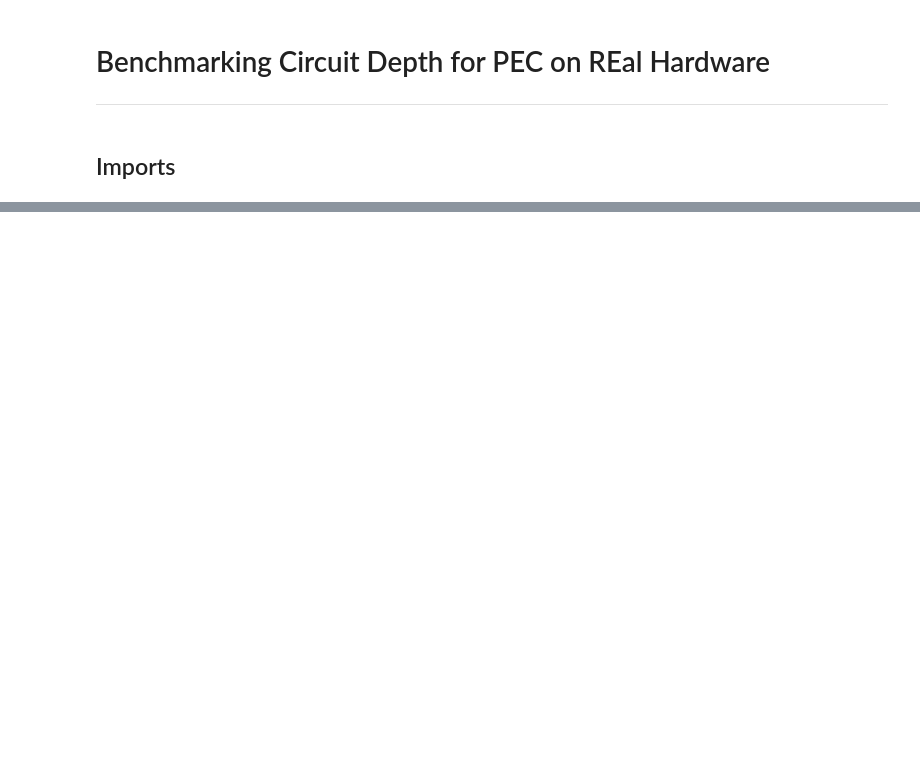
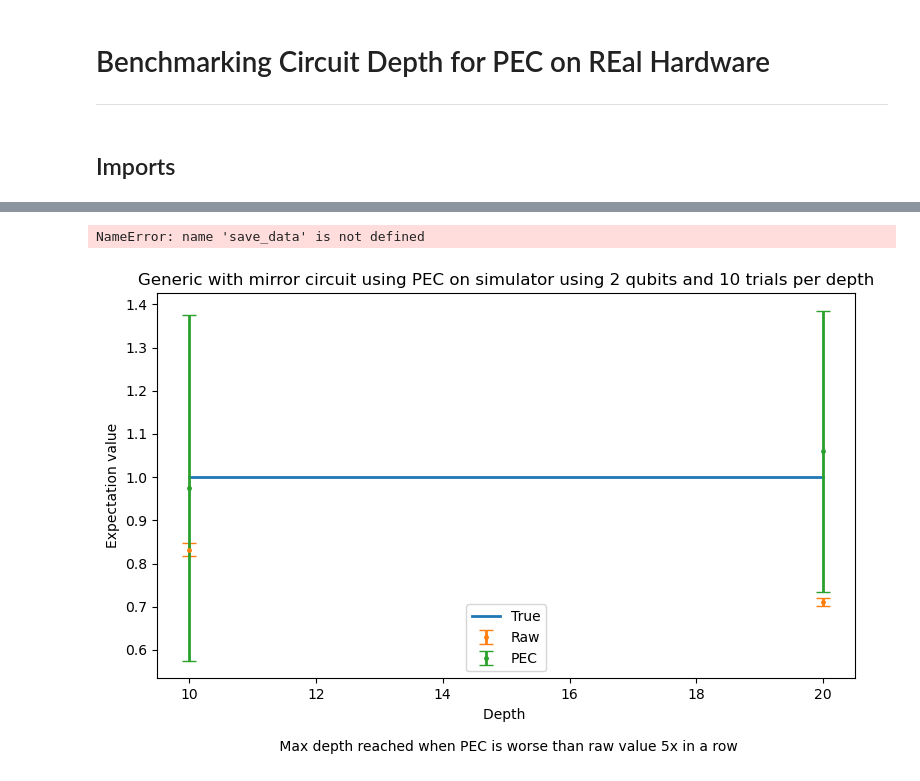
Before and after one commit to irvingatchem/EE522_25_3, a Jupyter notebook: Notebooks/PECDepth_RealQPU.ipynb, the cells around one changed output, grey strips where cells are left out. Cells and saved outputs as stored; diff of their text form; code cells hidden in the pictures; blank space fills up the shorter version.

```diff
--- a/Notebooks/PECDepth_RealQPU.ipynb
+++ b/Notebooks/PECDepth_RealQPU.ipynb
@@ -171,6 +171,10 @@ def execute(
     sampler = SamplerV2(backend)
     result = sampler.run(to_run, shots=shots).result()
     counts = result[0].data.meas.get_counts()
+    # print(counts)
+    # print(type(counts))
+    # print(len(counts))
+    # print(counts.get(correct_bitstring, 0.0) / shots)
     # {noisy_backend} uses online queue for processing jobs.
     # if verbose and not use_noisy_simulator:
     #     time.sleep(3)
@@ -183,7 +187,7 @@ def execute(
     if len(circuits) == 1:
         return [counts.get(correct_bitstring, 0.0) / shots]
     return [
-        count.get(correct_bitstring, 0.0) / shots for count in counts
+        counts.get(correct_bitstring, 0.0) / shots #for count in counts
     ]
 # %%
 def get_cnot_error(backend, edge: tuple[int, int] = None) -> float:
@@ -376,0 +396,36 @@ KeyboardInterrupt:
+# %%
+plt.figure(figsize=(9, 5))
+plot_depths = depths[:len(avg_true_values)]
+kwargs = {"capsize": 5, "lw": 2}
+
+plt.plot(plot_depths, avg_true_values, label="True", lw=2)
+
+plt.errorbar(plot_depths, avg_noisy_values, yerr=std_noisy_values, label="Raw", **kwargs, fmt='o', ms=2.5)
+plt.errorbar(plot_depths, avg_pec_values, yerr=std_pec_values, label="PEC", **kwargs, fmt='o', ms=2.5)
+
+plt.xlabel("Depth \n \n Max depth reached when PEC is worse than raw value 5x in a row")
+plt.ylabel("Expectation value")
+plt.title(f"""Generic with {circuit_type} circuit using PEC on simulator using {n_qubits} qubits and {trials} trials per depth""")
+plt.legend()
+
+# save_data = True
+import datetime
+if save_data == True:
+
+    dir_name = f"Ibm_sherbrooke_PEC_{circuit_type}_nqubits_{n_qubits}_shots_{shots}_trials_{trials}_Test_Depths"
+    time_key = datetime.datetime.now().strftime("%Y-%m-%d_%H-%M-%S")
+    try:
+        os.mkdir(dir_name)
+    except FileExistsError:
+        pass
+    plt.savefig(os.path.join(dir_name,f"Generic_PEC_{circuit_type}_{n_qubits}"+ time_key +".pdf"))
+    np.savetxt(os.path.join(dir_name, "cnot_counts" + time_key + ".txt"), cnot_counts)
+    np.savetxt(os.path.join(dir_name, "oneq_counts" + time_key + ".txt"), oneq_counts)
+    np.savetxt(os.path.join(dir_name, "true_values" + time_key + ".txt"), true_values)
+    np.savetxt(os.path.join(dir_name, "noisy_values" + time_key + ".txt"), noisy_values)
+    np.savetxt(os.path.join(dir_name, "pec_values" + time_key + ".txt"), pec_values)
+
+    print("Data saved succesfully in", dir_name)
+# %% [output]
+NameError: name 'save_data' is not defined
+[figure, added]
```
Also changed, not shown: parts of 3 cells of this notebook, 1 other file.
